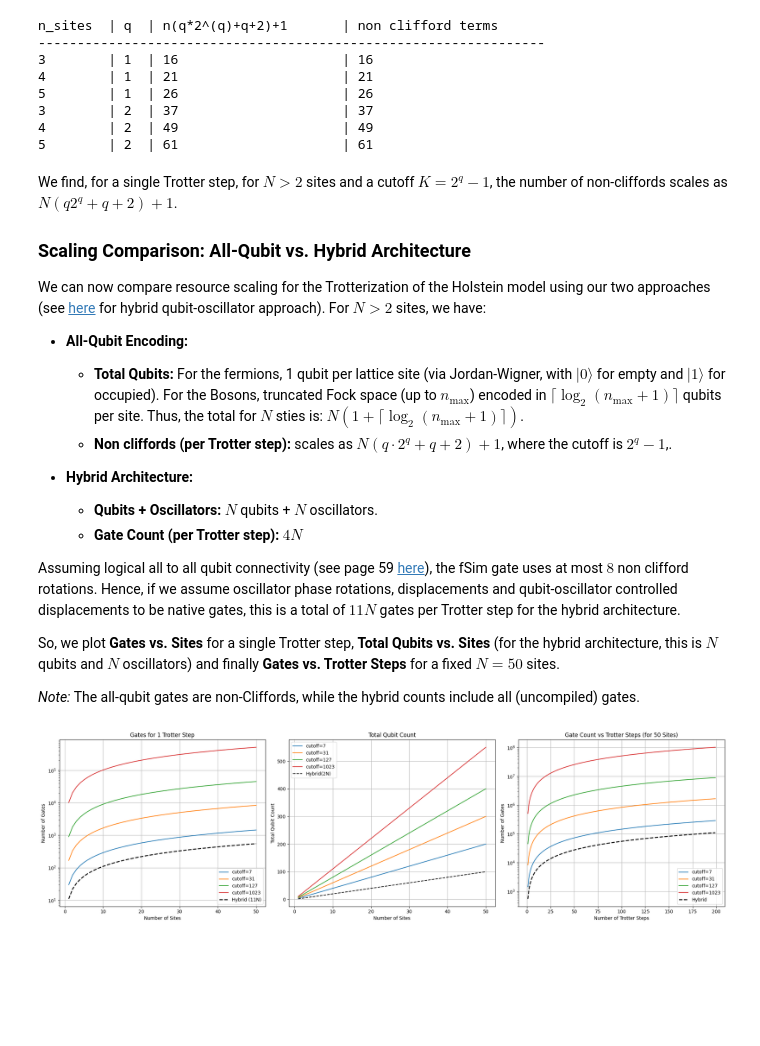
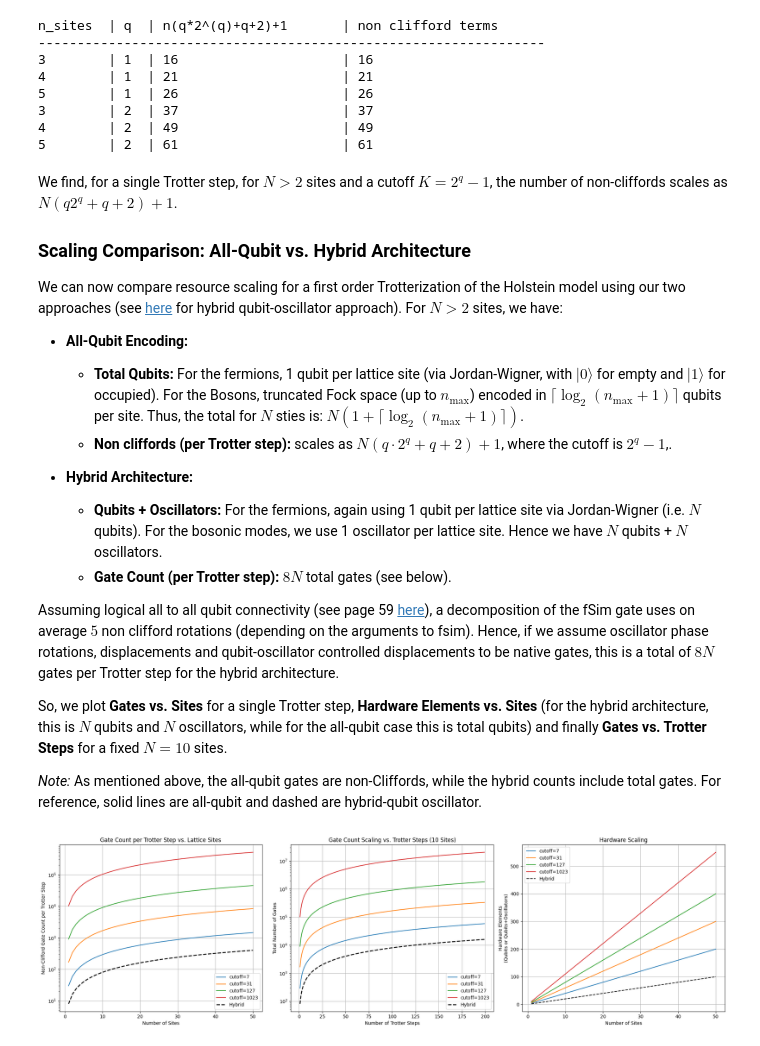
Before and after one commit to samgodwood/bosonic-qiskit, a Jupyter notebook: playground/bosonic_operator_costs/holstein/qubit_holstein.ipynb, the cells around one changed output. Saved outputs shown, nothing was run; the diff lists cells and outputs as text; code cells hidden in the pictures; blank space fills up the shorter version.

```diff
--- a/playground/bosonic_operator_costs/holstein/qubit_holstein.ipynb
+++ b/playground/bosonic_operator_costs/holstein/qubit_holstein.ipynb
@@ -297,7 +299,7 @@ We find, for a single Trotter step, for $N>2$ sites and a cutoff $K = 2^q -1$, t
 
 ### Scaling Comparison: All-Qubit vs. Hybrid Architecture
 
-We can now compare resource scaling for the Trotterization of the Holstein model using our two approaches (see [here](https://github.com/samgodwood/bosonic-qiskit/blob/main/playground/bosonic_operator_costs/holstein/hybrid_holstein.ipynb) for hybrid qubit-oscillator approach). For $N>2$ sites, we have:
+We can now compare resource scaling for a first order Trotterization of the Holstein model using our two approaches (see [here](https://github.com/samgodwood/bosonic-qiskit/blob/main/playground/bosonic_operator_costs/holstein/hybrid_holstein.ipynb) for hybrid qubit-oscillator approach). For $N>2$ sites, we have:
 
 - **All-Qubit Encoding:**
 
@@ -305,60 +307,65 @@ We can now compare resource scaling for the Trotterization of the Holstein model
   - **Non cliffords (per Trotter step):** scales as $N \left(q \cdot 2^q + q + 2\right) + 1$, where the cutoff is $2^q-1$,.
 
 - **Hybrid Architecture:**
-  - **Qubits + Oscillators:** $N$ qubits + $N$ oscillators.
-  - **Gate Count (per Trotter step):** $4N$
+  - **Qubits + Oscillators:** For the fermions, again using 1 qubit per lattice site via Jordan-Wigner (i.e. $N$ qubits). For the bosonic modes, we use 1 oscillator per lattice site. Hence we have $N$ qubits + $N$ oscillators.
+  - **Gate Count (per Trotter step):** $8N$ total gates (see below).
 
-Assuming logical all to all qubit connectivity (see page 59 [here](https://arxiv.org/pdf/2407.10381)), the fSim gate uses at most $8$ non clifford rotations. Hence, if we assume oscillator phase rotations, displacements and qubit-oscillator controlled displacements to be native gates, this is a total of $11N$ gates per Trotter step for the hybrid architecture.
+Assuming logical all to all qubit connectivity (see page 59 [here](https://arxiv.org/pdf/2407.10381)), a decomposition of the fSim gate uses on average $5$ non clifford rotations (depending on the arguments to fsim). Hence, if we assume oscillator phase rotations, displacements and qubit-oscillator controlled displacements to be native gates, this is a total of $8N$ gates per Trotter step for the hybrid architecture.
 
-So, we plot **Gates vs. Sites** for a single Trotter step, **Total Qubits vs. Sites** (for the hybrid architecture, this is $N$ qubits and $N$ oscillators) and finally **Gates vs. Trotter Steps** for a fixed $N = 50$ sites.
+So, we plot **Gates vs. Sites** for a single Trotter step, **Hardware Elements vs. Sites** (for the hybrid architecture, this is $N$ qubits and $N$ oscillators, while for the all-qubit case this is total qubits) and finally **Gates vs. Trotter Steps** for a fixed $N = 10$ sites.
 
-*Note:* The all-qubit gates are non-Cliffords, while the hybrid counts include all (uncompiled) gates.
+*Note:* As mentioned above, the all-qubit gates are non-Cliffords, while the hybrid counts include total gates. For reference, solid lines are all-qubit and dashed are hybrid-qubit oscillator.
 # %%
 # First two plots parameters
 q_values = [3, 5, 7, 10]
 cutoffs = [2 ** q - 1 for q in q_values]
 N = np.arange(1, 51)
 
 # Third plot parameters
-fixed_sites = 50
+fixed_sites = 10
 trotter_steps = np.arange(1, 200)
 
 fig, axes = plt.subplots(1, 3, figsize=(21, 6))
 
-# --- First subplot: All-Qubit vs. Hybrid Operators ---
+# --- First subplot: Non-Clifford Gate Count per Trotter Step vs. Lattice Sites ---
 for q, cutoff in zip(q_values, cutoffs):
     axes[0].plot(N, N * (q * (2 ** q) + q + 2) + 1,
                  label=f'cutoff={cutoff}')
-axes[0].plot(N, 11 * N, 'k--', linewidth=2, label='Hybrid (11N)')
-axes[0].set(xlabel="Number of Sites", ylabel="Number of Gates", yscale="log",
-            title="Gates for 1 Trotter Step")
+axes[0].plot(N, 8 * N, 'k--', linewidth=2, label='Hybrid')
+axes[0].set(xlabel="Number of Sites",
+            ylabel="Non-Clifford Gate Count per Trotter Step",
+            title="Gate Count per Trotter Step vs. Lattice Sites",
+            yscale="log")
 axes[0].grid(True)
 axes[0].legend()
 
-# --- Second subplot: Total Qubit Count: Hybrid vs. All-Qubit ---
+# --- Second subplot: Total Gate Count vs. Trotter Steps for a 10-Site Lattice ---
 for q, cutoff in zip(q_values, cutoffs):
-    axes[1].plot(N, N * (1 + np.log2(cutoff + 1)),
-                 label=f'cutoff={cutoff}')
-axes[1].plot(N, 2 * N, 'k--', label='Hybrid(2N)')
-axes[1].set(xlabel="Number of Sites", ylabel="Total Qubit Count",
-            title="Total Qubit Count")
+    single_step_gates = fixed_sites * (q * (2 ** q) + q + 2) + 1
+    total_gates = trotter_steps * single_step_gates
+    axes[1].plot(trotter_steps, total_gates, label=f'cutoff={cutoff}')
+
+hybrid_gate_per_step = 8 * fixed_sites
+axes[1].plot(trotter_steps, trotter_steps * hybrid_gate_per_step, 'k--', linewidth=2, label='Hybrid')
+axes[1].set(xlabel="Number of Trotter Steps",
+            ylabel="Total Number of Gates",
+            title="Gate Count Scaling vs. Trotter Steps (10 Sites)",
+            yscale="log")
 axes[1].grid(True)
 axes[1].legend()
 
-# --- Third subplot: Gate Count vs. Trotter Steps (for 50 Sites) ---
+# --- Third subplot: Hardware Resource Scaling vs. Lattice Sites ---
 for q, cutoff in zip(q_values, cutoffs):
-    single_step_gates = fixed_sites * (q * (2 ** q) + q + 2) + 1
-    total_gates = trotter_steps * single_step_gates
-    axes[2].plot(trotter_steps, total_gates, label=f'cutoff={cutoff}')
-
-hybrid_gate_per_step = 11 * fixed_sites
-axes[2].plot(trotter_steps, trotter_steps * hybrid_gate_per_step, 'k--', linewidth=2, label='Hybrid')
-axes[2].set(xlabel="Number of Trotter Steps", ylabel="Number of Gates", yscale="log",
-            title=f"Gate Count vs Trotter Steps (for {fixed_sites} Sites)")
+    axes[2].plot(N, N * (1 + np.log2(cutoff + 1)),
+                 label=f'cutoff={cutoff}')
+axes[2].plot(N, 2 * N, 'k--', label='Hybrid')
+axes[2].set(xlabel="Number of Sites",
+            ylabel="Hardware Elements\n(Qubits or Qubits+Oscillators)",
+            title="Hardware Scaling")
 axes[2].grid(True)
 axes[2].legend()
 
 plt.tight_layout()
 plt.show()
 # %% [output]
-[figure, old version]
+[figure, new version]
```
Also changed, not shown: parts of 2 cells of this notebook, 1 other file.
